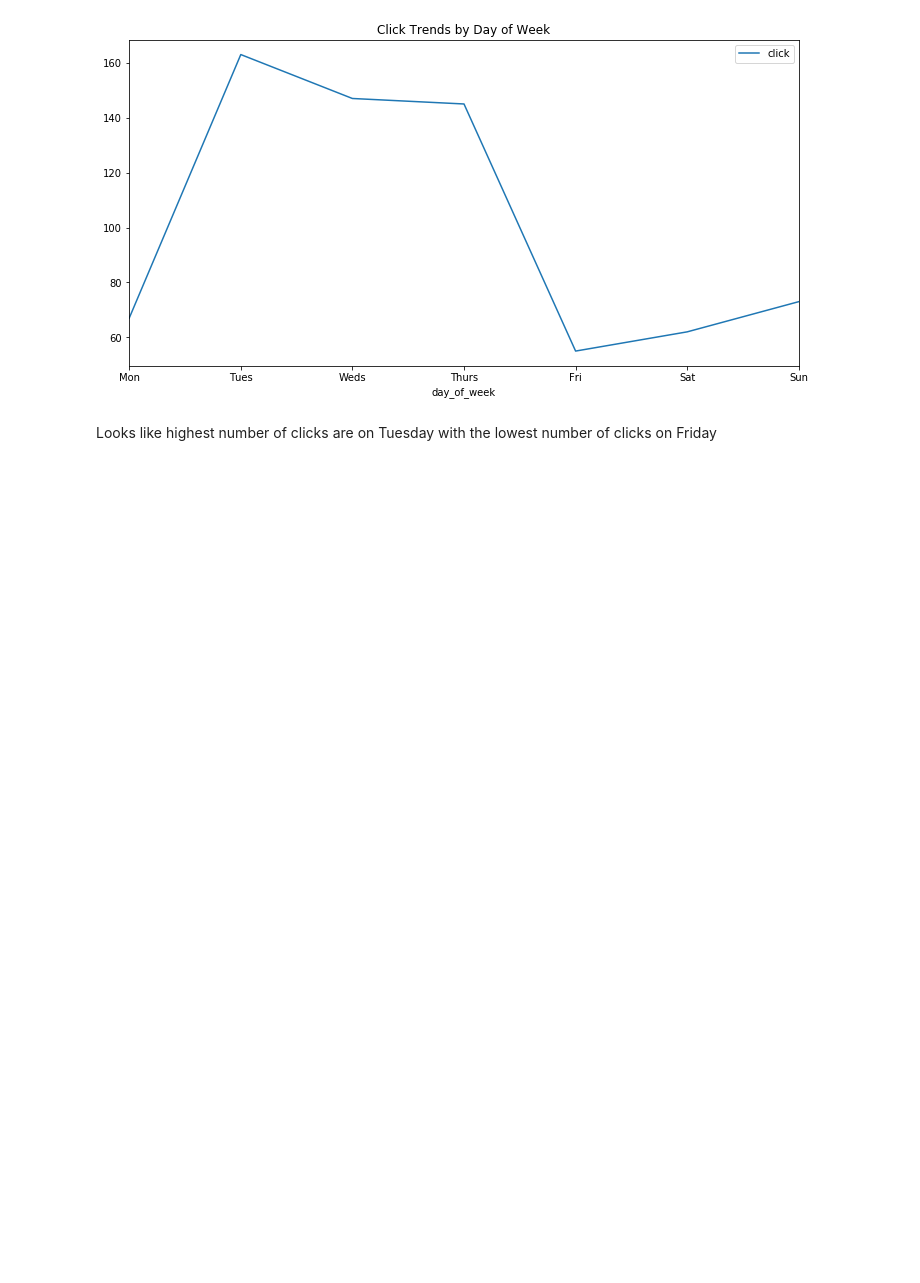
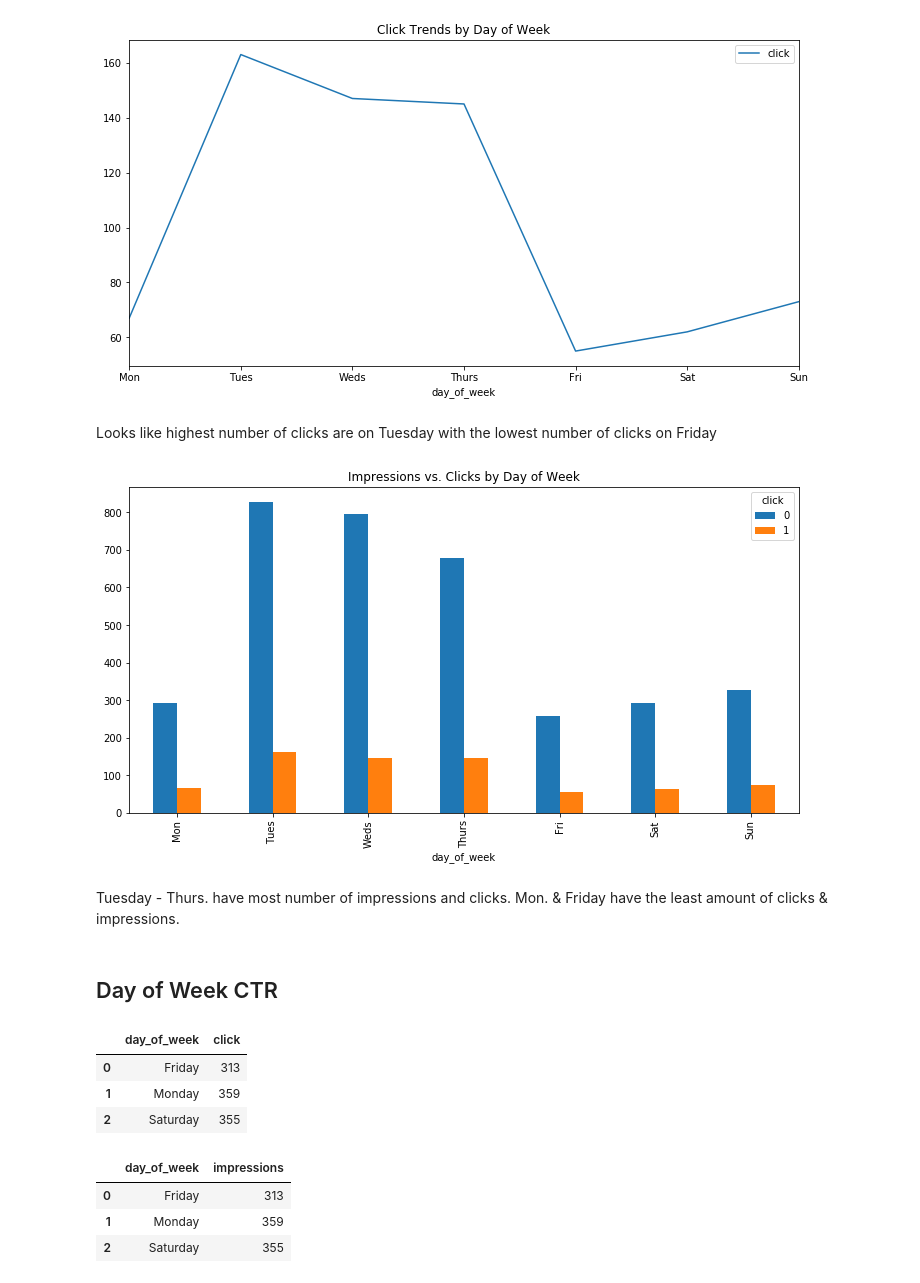
Before and after one commit to kanalyzers/ad_optimization, a Jupyter notebook: notebooks/random_forest.ipynb, the cells around one changed output. Cells and saved outputs as stored; diff of their text form; code cells hidden in the pictures; blank space fills up the shorter version.

```diff
--- a/notebooks/random_forest.ipynb
+++ b/notebooks/random_forest.ipynb
@@ -569,3 +551,20 @@ plt.title('Click Trends by Day of Week');
 [figure]
 # %% [markdown]
 Looks like highest number of clicks are on Tuesday with the lowest number of clicks on Friday
+# %%
+# group by day_of_week and click and plot bar chart of clicks/impressions by day_of_week
+df_dow.groupby(['day_of_week','click']).size().unstack().reindex(cats).plot(kind='bar', title="Day of the Week", figsize=(12,6))
+
+# change ticks to match x axis label
+ticks = list(range(0, 7, 1))
+labels = "Mon Tues Weds Thurs Fri Sat Sun".split()
+
+# plot
+plt.xticks(ticks, labels)
+plt.title('Impressions vs. Clicks by Day of Week');
+# %% [output]
+[figure, added]
+# %% [markdown]
+Tuesday - Thurs. have most number of impressions and clicks. Mon. & Friday have the least amount of clicks & impressions.
+# %% [markdown]
+## Day of Week CTR
@@ -571,0 +577,7 @@ Looks like highest number of clicks are on Tuesday with the lowest number of cli
+# %%
+df_dayofweek.head(3)
+# %% [output]
+|  | day_of_week | click |
+| 0 | Friday | 313 |
+| 1 | Monday | 359 |
+| 2 | Saturday | 355 |
@@ -571,0 +587,7 @@ Looks like highest number of clicks are on Tuesday with the lowest number of cli
+# %%
+df_dayofweek.head(3)
+# %% [output]
+|  | day_of_week | impressions |
+| 0 | Friday | 313 |
+| 1 | Monday | 359 |
+| 2 | Saturday | 355 |
```
Also changed, not shown: parts of 13 cells of this notebook.
